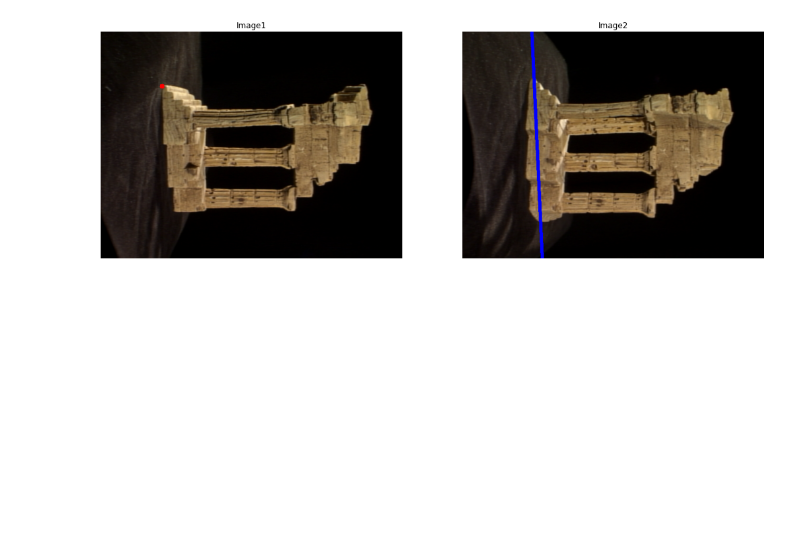
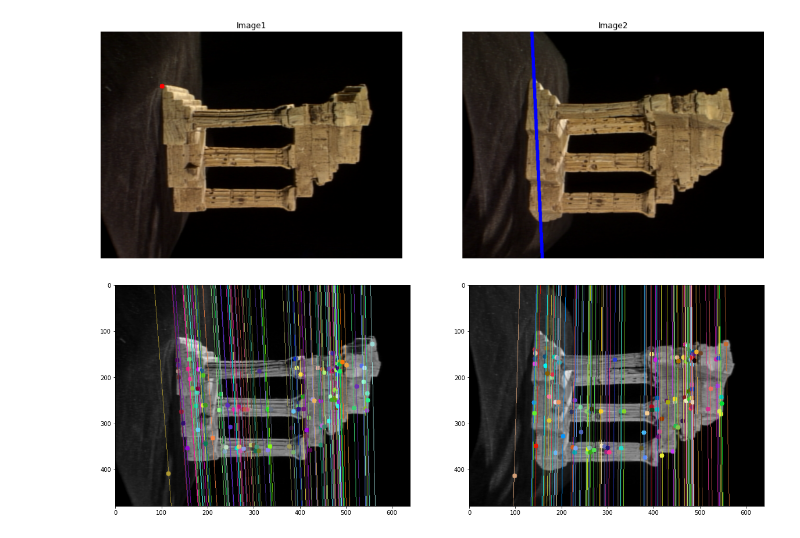
Before and after one commit to SenuriMR/EN2550---Fundamentals-of-Image-Processing-and-Machine-Vision, a Jupyter notebook: Exercise 08/Exercise_08.ipynb, the cells around one changed output. Cells and saved outputs as stored; diff of their text form; code cells hidden in the pictures; blank space fills up the shorter version.

```diff
--- a/Exercise 08/Exercise_08.ipynb
+++ b/Exercise 08/Exercise_08.ipynb
@@ -97,3 +97,58 @@ ax[1].axis('off')
 # %% [output]
 (-0.5, 639.5, 479.5, -0.5)
 [figure]
+# %%
+im1 = cv.imread(r'./templeSparseRing/'+im1_fn,0)
+im2 = cv.imread(r'./templeSparseRing/'+im2_fn,0)
+sift = cv.SIFT_create()
+
+keypoint1, descriptor1 = sift.detectAndCompute(im1,None)
+keypoint2, descriptor2 = sift.detectAndCompute(im2,None)
+
+FLANN_INDEX_KDTREE = 1
+ind_para = dict(algorithm = FLANN_INDEX_KDTREE, trees = 5)
+search_para = dict(checks=50)
+flann = cv.FlannBasedMatcher(ind_para,search_para)
+matches = flann.knnMatch(descriptor1,descriptor2,k=2)
+pts1 = []
+pts2 = []
+
+for i,(m,n) in enumerate(matches):
+    if m.distance < 0.8*n.distance:
+        pts2.append(keypoint2[m.trainIdx].pt)
+        pts1.append(keypoint1[m.queryIdx].pt)
+
+pts1 = np.int32(pts1)
+pts2 = np.int32(pts2)
+F, mask = cv.findFundamentalMat(pts1,pts2,cv.FM_LMEDS)
+
+pts1 = pts1[mask.ravel()==1]
+pts2 = pts2[mask.ravel()==1]
+
+def drawlines(im1,im2,lines,pts1,pts2):
+    r,c = im1.shape
+    im1 = cv.cvtColor(im1,cv.COLOR_GRAY2BGR)
+    im2 = cv.cvtColor(im2,cv.COLOR_GRAY2BGR)
+    for r,pt1,pt2 in zip(lines,pts1,pts2):
+        color = tuple(np.random.randint(0,255,3).tolist())
+        x0,y0 = map(int, [0, -r[2]/r[1] ])
+        x1,y1 = map(int, [c, -(r[2]+r[0]*c)/r[1] ])
+        im1 = cv.line(im1, (x0,y0), (x1,y1), color,1)
+        im1 = cv.circle(im1,tuple(pt1),5,color,-1)
+        im2 = cv.circle(im2,tuple(pt2),5,color,-1)
+    return im1,im2
+
+lines1 = cv.computeCorrespondEpilines(pts2.reshape(-1,1,2), 2,F)
+lines1 = lines1.reshape(-1,3)
+img5,img6 = drawlines(im1,im2,lines1,pts1,pts2)
+
+lines2 = cv.computeCorrespondEpilines(pts1.reshape(-1,1,2), 1,F)
+lines2 = lines2.reshape(-1,3)
+img3,img4 = drawlines(im2,im1,lines2,pts2,pts1)
+
+plt.figure(figsize=(20,20))
+plt.subplot(121),plt.imshow(img5)
+plt.subplot(122),plt.imshow(img3)
+plt.show()
+# %% [output]
+[figure, added]
```
Also changed, not shown: parts of 1 cell of this notebook, 1 other file.
